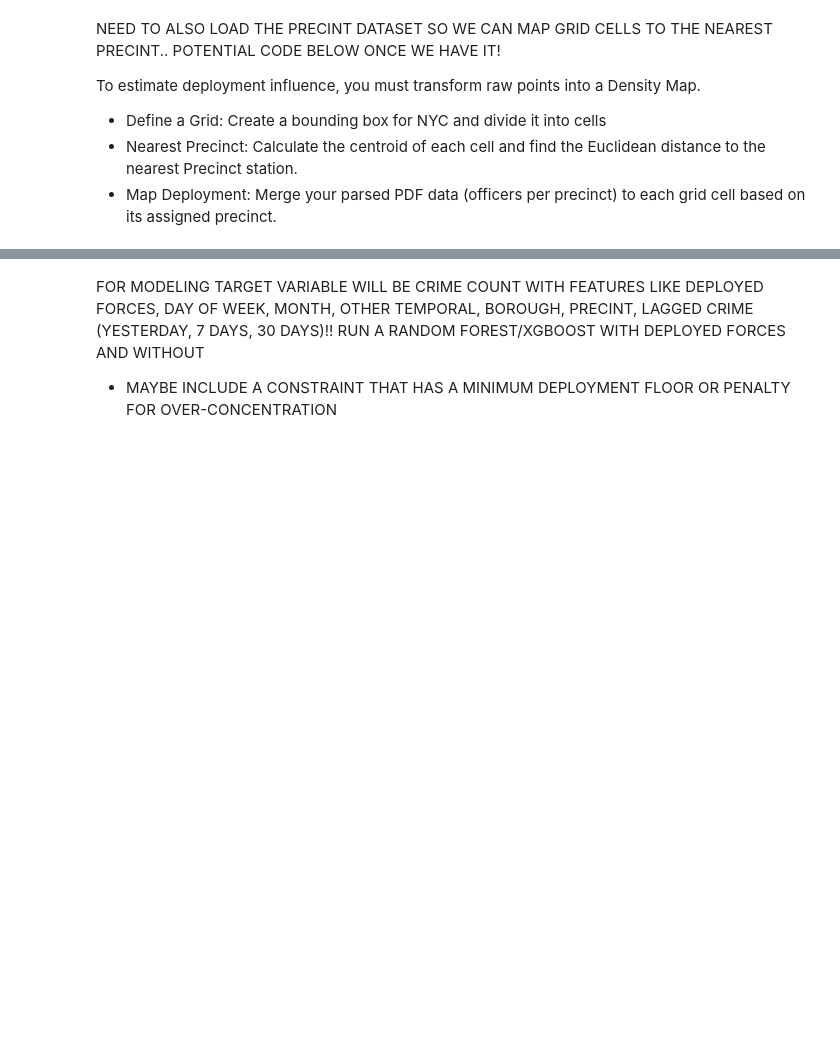
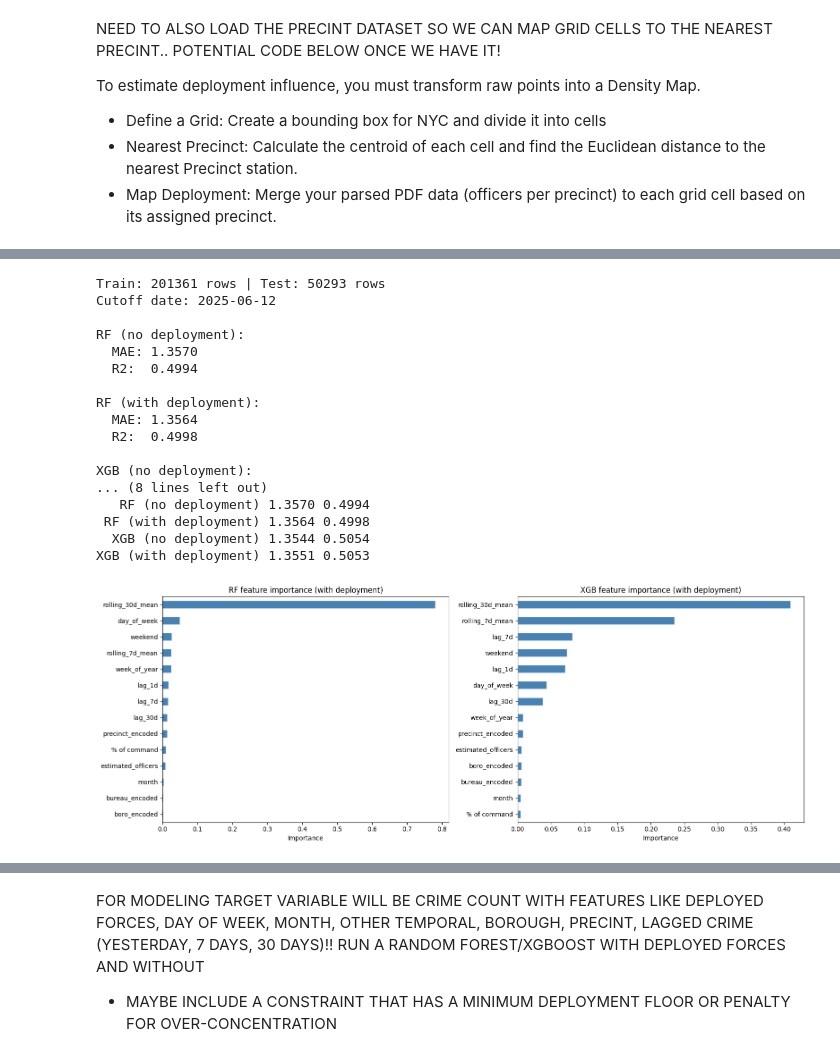
Before and after one commit to SU-IST707-SP26/group-project-treeo, a Jupyter notebook: work/modeling_use.ipynb, the cells around one changed output, grey strips where cells are left out. Drawn from its saved outputs; the diff is of its cells as text; code cells hidden in the pictures; blank space fills up the shorter version.

```diff
--- a/work/modeling_use.ipynb
+++ b/work/modeling_use.ipynb
@@ -40,21 +50,21 @@ print("Shape:", precinct_locations.shape)
 # Create grid cells from latitude/longitude
 
 #LAT LONG TO NUMERIC
-merged['Latitude'] = pd.to_numeric(merged['Latitude'], errors='coerce')
-merged['Longitude'] = pd.to_numeric(merged['Longitude'], errors='coerce')
+merged['LATITUDE'] = pd.to_numeric(merged['LATITUDE'], errors='coerce')
+merged['LONGITUDE'] = pd.to_numeric(merged['LONGITUDE'], errors='coerce')
 
 #DROP BAD COORDINATES
-merged = merged.dropna(subset=['Latitude', 'Longitude'])
-merged = merged[(merged['Latitude'] != 0) & (merged['Longitude'] != 0)]
+merged = merged.dropna(subset=['LATITUDE', 'LONGITUDE'])
+merged = merged[(merged['LATITUDE'] != 0) & (merged['LONGITUDE'] != 0)]
 
 #GRID CELLS
-merged['lat_grid'] = merged['Latitude'].round(3)
-merged['lon_grid'] = merged['Longitude'].round(3)
+merged['lat_grid'] = merged['LATITUDE'].round(2)
+merged['lon_grid'] = merged['LONGITUDE'].round(2)
 
 #GRID ID
 merged['grid_id'] = (
     merged['lat_grid'].astype(str) + "_" + merged['lon_grid'].astype(str)
 )
 
-print(merged[['Latitude', 'Longitude', 'lat_grid', 'lon_grid', 'grid_id']].head())
+print(merged[['LATITUDE', 'LONGITUDE', 'lat_grid', 'lon_grid', 'grid_id']].head())
 print("Unique grid cells:", merged['grid_id'].nunique())
@@ -130,3 +210,3 @@ print("\nMissing values:\n", daily_grid.isnull().sum())
 # %%
-daily_grid = daily_grid.dropna(subset=['nearest_precinct'])
+daily_grid = daily_grid.dropna(subset=['nearest_precinct', 'estimated_officers'])
 print("Final shape:", daily_grid.shape)
@@ -137,7 +219,6 @@ le_bureau = LabelEncoder()
 daily_grid['boro_encoded'] = le_boro.fit_transform(daily_grid['ARREST_BORO'].astype(str))
 daily_grid['precinct_encoded'] = LabelEncoder().fit_transform(daily_grid['nearest_precinct'].astype(str))
 daily_grid['bureau_encoded'] = le_bureau.fit_transform(daily_grid['bureau'].astype(str))
-deployment_features = base_features + ['estimated_officers', '% of command']
 
 # ── 2. feature sets ──────────────────────────────────────────────────────────
 base_features = [
@@ -149,6 +230,7 @@ base_features = [
 
 
 target = 'crime_count'
+deployment_features = base_features + ['estimated_officers', '% of command']
 
 # ── 3. time-based train/test split ───────────────────────────────────────────
 daily_grid = daily_grid.sort_values('ARREST_DATE')
@@ -168,7 +250,14 @@ print(f"Train: {len(train)} rows | Test: {len(test)} rows")
 print(f"Cutoff date: {cutoff.date()}")
 
 # ── 4. random forest without deployment ──────────────────────────────────────
-rf_base = RandomForestRegressor(n_estimators=200, random_state=42, n_jobs=-1)
+rf_base = RandomForestRegressor(
+    n_estimators=50,
+    max_depth=12,
+    min_samples_leaf=5,
+    random_state=42,
+    n_jobs=1
+)
+
 rf_base.fit(X_train_base, y_train)
 rf_base_preds = rf_base.predict(X_test_base)
 
@@ -177,7 +266,14 @@ print(f"  MAE: {mean_absolute_error(y_test, rf_base_preds):.4f}")
 print(f"  R2:  {r2_score(y_test, rf_base_preds):.4f}")
 
 # ── 5. random forest with deployment ─────────────────────────────────────────
-rf_dep = RandomForestRegressor(n_estimators=200, random_state=42, n_jobs=-1)
+rf_dep = RandomForestRegressor(
+    n_estimators=50,
+    max_depth=12,
+    min_samples_leaf=5,
+    random_state=42,
+    n_jobs=1
+)
+
 rf_dep.fit(X_train_dep, y_train)
 rf_dep_preds = rf_dep.predict(X_test_dep)
 
@@ -186,8 +282,16 @@ print(f"  MAE: {mean_absolute_error(y_test, rf_dep_preds):.4f}")
 print(f"  R2:  {r2_score(y_test, rf_dep_preds):.4f}")
 
 # ── 6. xgboost without deployment ────────────────────────────────────────────
-xgb_base = xgb.XGBRegressor(n_estimators=300, learning_rate=0.05, max_depth=6,
-                              random_state=42, n_jobs=-1, verbosity=0)
+xgb_base = xgb.XGBRegressor(
+    n_estimators=100,
+    learning_rate=0.05,
+    max_depth=4,
+    subsample=0.8,
+    colsample_bytree=0.8,
+    random_state=42,
+    n_jobs=1,
+    verbosity=0
+)
 xgb_base.fit(X_train_base, y_train)
 xgb_base_preds = xgb_base.predict(X_test_base)
 
@@ -196,8 +300,17 @@ print(f"  MAE: {mean_absolute_error(y_test, xgb_base_preds):.4f}")
 print(f"  R2:  {r2_score(y_test, xgb_base_preds):.4f}")
 
 # ── 7. xgboost with deployment ────────────────────────────────────────────────
-xgb_dep = xgb.XGBRegressor(n_estimators=300, learning_rate=0.05, max_depth=6,
-                             random_state=42, n_jobs=-1, verbosity=0)
+xgb_dep = xgb.XGBRegressor(
+    n_estimators=100,
+    learning_rate=0.05,
+    max_depth=4,
+    subsample=0.8,
+    colsample_bytree=0.8,
+    random_state=42,
+    n_jobs=1,
+    verbosity=0
+)
+
 xgb_dep.fit(X_train_dep, y_train)
 xgb_dep_preds = xgb_dep.predict(X_test_dep)
 
@@ -212,33 +325,52 @@ results = pd.DataFrame({
     'MAE':   [mean_absolute_error(y_test, rf_base_preds),
               mean_absolute_error(y_test, rf_dep_preds),
               mean_absolute_error(y_test, xgb_base_preds),
               mean_absolute_error(y_test, xgb_dep_preds)],
     'R2':    [r2_score(y_test, rf_base_preds),
               r2_score(y_test, rf_dep_preds),
               r2_score(y_test, xgb_base_preds),
               r2_score(y_test, xgb_dep_preds)]
 }).round(4)
 
 print("\n", results.to_string(index=False))
 
 # ── 9. feature importance plots ───────────────────────────────────────────────
 import matplotlib.pyplot as plt
 
 fig, axes = plt.subplots(1, 2, figsize=(16, 6))
 
 for ax, model, title, features in [
     (axes[0], rf_dep,  'RF feature importance (with deployment)',  deployment_features),
     (axes[1], xgb_dep, 'XGB feature importance (with deployment)', deployment_features)
 ]:
     importances = pd.Series(model.feature_importances_, index=features).sort_values()
     importances.plot(kind='barh', ax=ax, color='steelblue', edgecolor='white')
     ax.set_title(title)
     ax.set_xlabel('Importance')
     ax.axvline(0, color='black', linewidth=0.5)
 
 plt.tight_layout()
 plt.savefig('feature_importance.png', bbox_inches='tight', dpi=150)
 plt.show()
+# %% [output]
+Train: 201361 rows | Test: 50293 rows
+Cutoff date: 2025-06-12
+
+RF (no deployment):
+  MAE: 1.3570
+  R2:  0.4994
+
+RF (with deployment):
+  MAE: 1.3564
+  R2:  0.4998
+
+XGB (no deployment):
+... (8 lines left out)
+   RF (no deployment) 1.3570 0.4994
+ RF (with deployment) 1.3564 0.4998
+  XGB (no deployment) 1.3544 0.5054
+XGB (with deployment) 1.3551 0.5053
+[figure, added]
 # %%
 #what's actually driving predictions
 importances_xgb = pd.Series(
```
Also changed, not shown: parts of 20 cells of this notebook, 5 other files.
